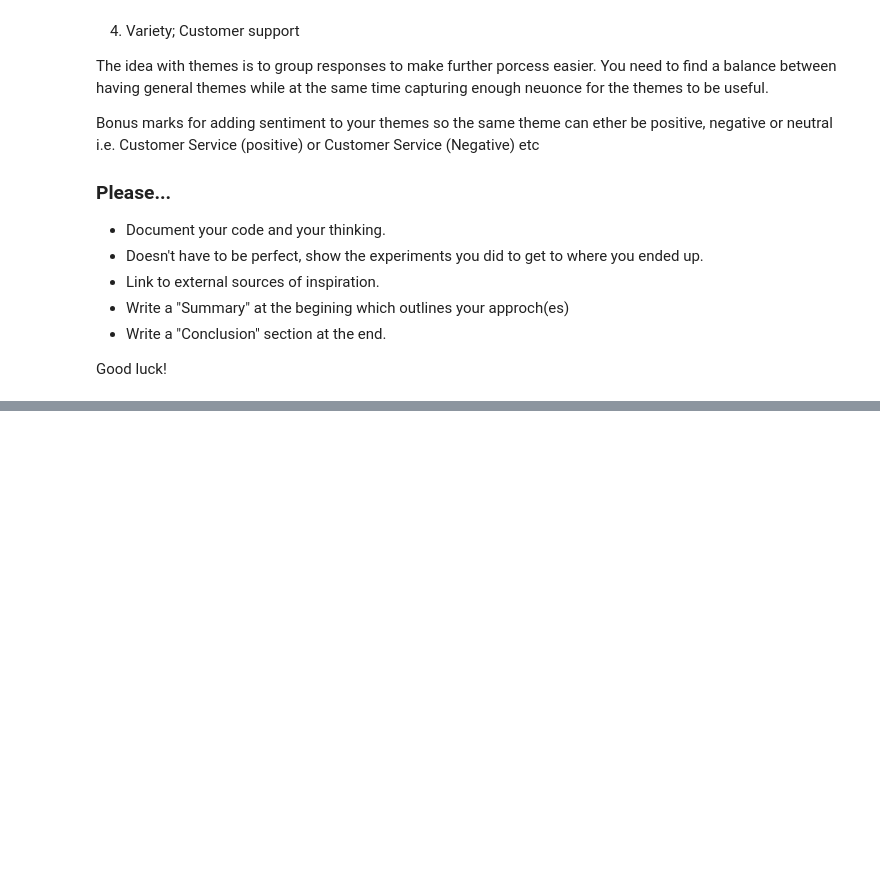
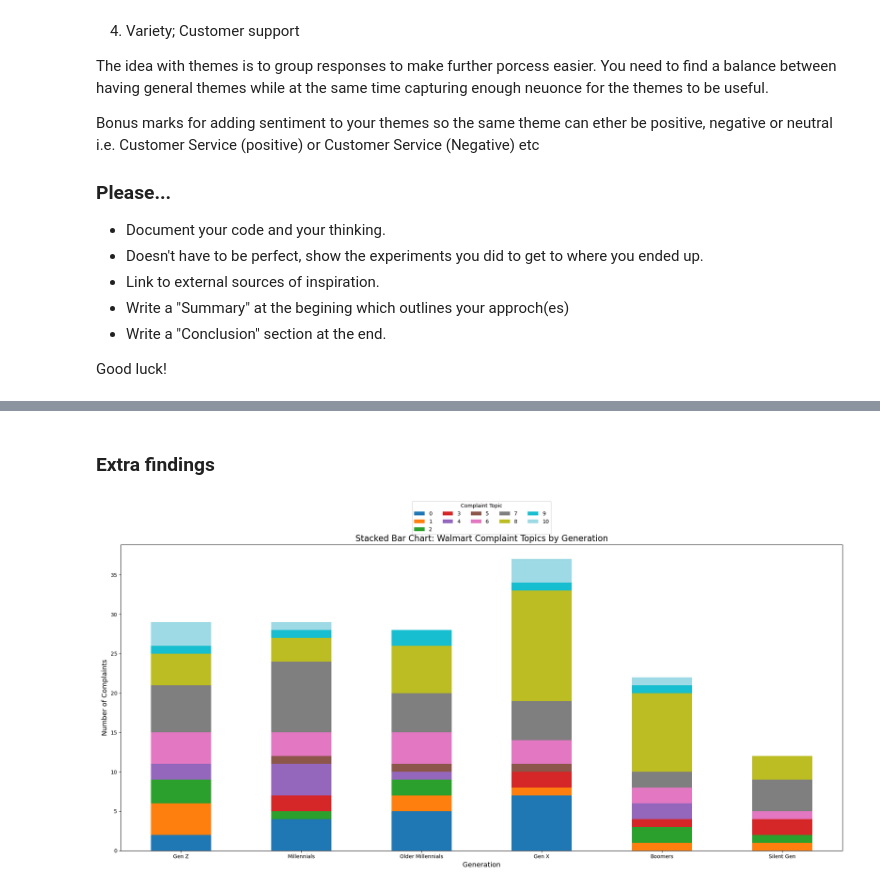
Before and after one commit to foadmarzoughi/test, a Jupyter notebook: theme-counting.ipynb, the cells around one changed output, grey strips where cells are left out. Cells and saved outputs as stored; diff of their text form; code cells hidden in the pictures; blank space fills up the shorter version.

```diff
--- a/theme-counting.ipynb
+++ b/theme-counting.ipynb
@@ -79,0 +1032,55 @@ data[:3]
+# %% [markdown]
+### Extra findings
+# %%
+import pandas as pd
+import matplotlib.pyplot as plt
+
+# Filter out invalid data
+survey_res_st = survey_res_st[survey_res_st['sbert_cluster'] != -1]
+survey_res_st = survey_res_st[survey_res_st['age_group'].notna()]
+
+# Map age_group to generation labels
+age_to_generation = {
+    '18-24': 'Gen Z',
+    '25-34': 'Millennials',
+    '35-44': 'Older Millennials',
+    '45-54': 'Gen X',
+    '55-64': 'Boomers',
+    '65-74': 'Silent Gen'
+}
+survey_res_st['generation'] = survey_res_st['age_group'].map(age_to_generation)
+
+# Group the data
+age_topic_dist = (
+    survey_res_st
+    .groupby(['generation', 'sbert_cluster'])
+    .size()
+    .reset_index(name='count')
+)
+
+# Ensure correct order
+generation_order = ['Gen Z', 'Millennials', 'Older Millennials', 'Gen X', 'Boomers', 'Silent Gen']
+age_topic_dist['generation'] = pd.Categorical(age_topic_dist['generation'], categories=generation_order, ordered=True)
+
+# Pivot for stacked bar
+pivot_df = age_topic_dist.pivot(index='generation', columns='sbert_cluster', values='count').fillna(0)
+
+# Plot stacked bar chart
+pivot_df.plot(
+    kind='bar',
+    stacked=True,
+    figsize=(20, 10),
+    colormap='tab20'  # You can change colormap to improve distinction
+)
+
+plt.title("Stacked Bar Chart: Walmart Complaint Topics by Generation", fontsize=16)
+plt.xlabel("Generation", fontsize=13)
+plt.ylabel("Number of Complaints", fontsize=13)
+plt.xticks(rotation=0)
+plt.legend(title="Complaint Topic", loc='upper center', bbox_to_anchor=(0.5, 1.15), ncol=5)
+
+#plt.legend(title="Complaint Topic", bbox_to_anchor=(1.05, 1), loc='upper left')
+plt.tight_layout()
+plt.show()
+# %% [output]
+[figure, added]
```
Also changed, not shown: parts of 66 cells of this notebook, 6 other files.
